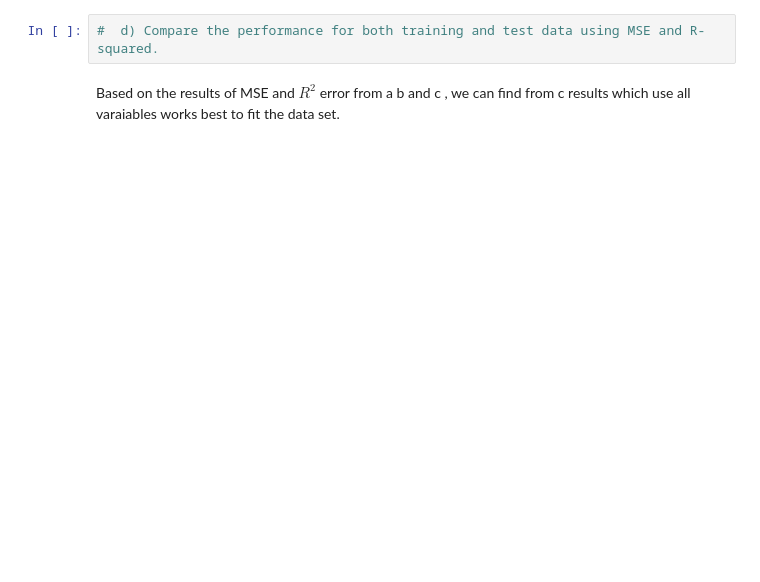
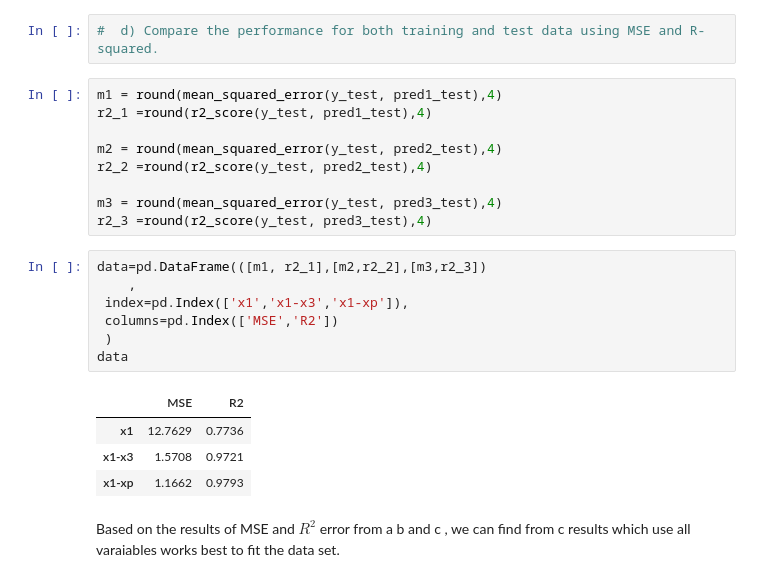
Before and after one commit to gitony0101/homework, a Jupyter notebook: HW5 540.ipynb, the cells around one changed output. Cells and saved outputs as stored; diff of their text form; blank space fills up the shorter version.

```diff
--- a/HW5 540.ipynb
+++ b/HW5 540.ipynb
@@ -191,4 +168,25 @@ Text(0, 0.5, 'Predicted')
 # %%
 #  d) Compare the performance for both training and test data using MSE and R-squared.
+# %%
+m1 = round(mean_squared_error(y_test, pred1_test),4)
+r2_1 =round(r2_score(y_test, pred1_test),4)
+
+m2 = round(mean_squared_error(y_test, pred2_test),4)
+r2_2 =round(r2_score(y_test, pred2_test),4)
+
+m3 = round(mean_squared_error(y_test, pred3_test),4)
+r2_3 =round(r2_score(y_test, pred3_test),4)
+# %%
+data=pd.DataFrame(([m1, r2_1],[m2,r2_2],[m3,r2_3])
+    ,
+ index=pd.Index(['x1','x1-x3','x1-xp']),
+ columns=pd.Index(['MSE','R2'])
+ )
+data
+# %% [output]
+|  | MSE | R2 |
+| x1 | 12.7629 | 0.7736 |
+| x1-x3 | 1.5708 | 0.9721 |
+| x1-xp | 1.1662 | 0.9793 |
 # %% [markdown]
 Based on the results of MSE and $R^2$ error from a b and c , we can find from c results which use all varaiables works best to fit the data set.
```
Also changed, not shown: parts of 8 cells of this notebook.
